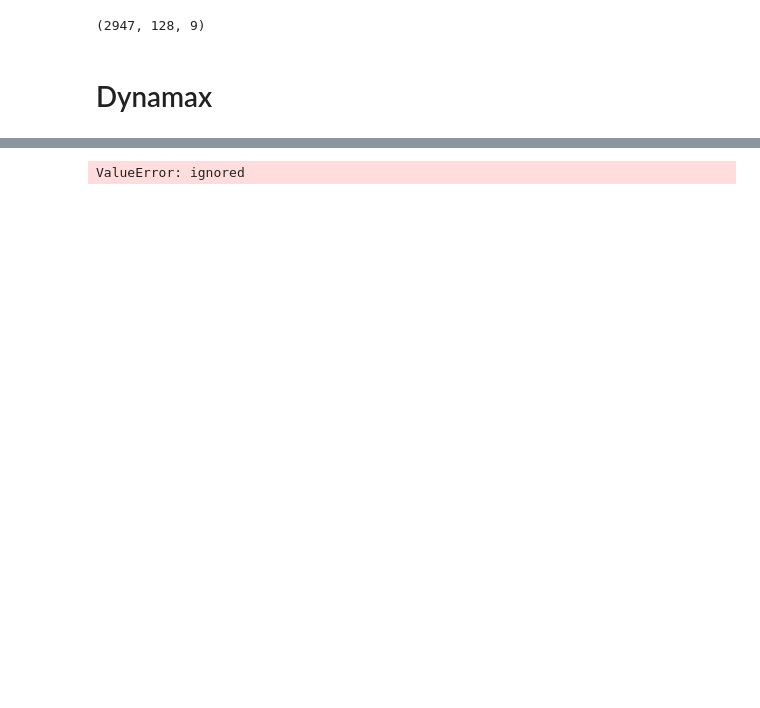
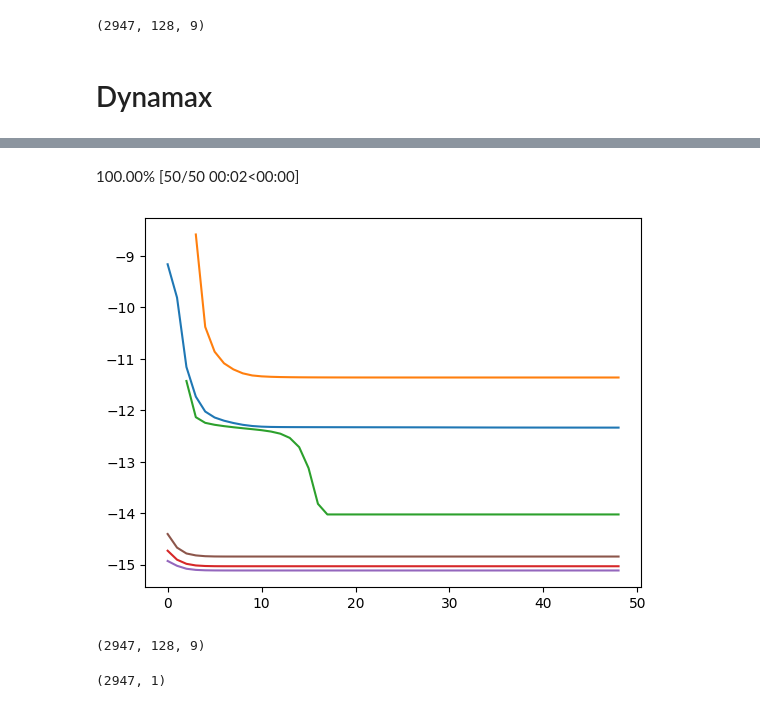
Before and after one commit to sherna90/inteligencia_artificial, a Jupyter notebook: 5.-Hidden_Markov_Model.ipynb, the cells around one changed output, grey strips where cells are left out. Drawn from its saved outputs; the diff is of its cells as text; code cells hidden in the pictures; blank space fills up the shorter version.

```diff
--- a/5.-Hidden_Markov_Model.ipynb
+++ b/5.-Hidden_Markov_Model.ipynb
@@ -451,0 +451,2 @@ X_stack=[jnp.array(X_train[(y_train==i).flatten()]) for i in range(1,7)]
+# %%
+X_stack_expanded=[jnp.pad(X_stack[i],((0,max_num_examples-X_stack[i].shape[0]),(0,0),(0,0)),'mean') for i in range(len(X_stack))]
@@ -452,3 +457,5 @@ X_stack=[jnp.array(X_train[(y_train==i).flatten()]) for i in range(1,7)]
+# %%
+X_stack_expanded=jnp.stack(X_stack_expanded)
 # %%
 import jax
 
@@ -481,6 +488,19 @@ transition matrix:
 em_params_tasks, log_probs = jax.vmap(hmm.fit_em)(
                                   em_params_tasks,
                                   em_param_props_tasks,
-                                  X_stack)
+                                  X_stack_expanded)
 # %% [output]
-ValueError: ignored
+100.00% [50/50 00:02<00:00]
+# %%
+for i in range(6):
+  plt.plot(-1.0*np.log(log_probs[i,1:]))
+# %% [output]
+[figure, added]
+# %%
+X_test.shape
+# %% [output]
+(2947, 128, 9)
+# %%
+y_test.shape
+# %% [output]
+(2947, 1)
```
Also changed, not shown: parts of 17 cells of this notebook.
